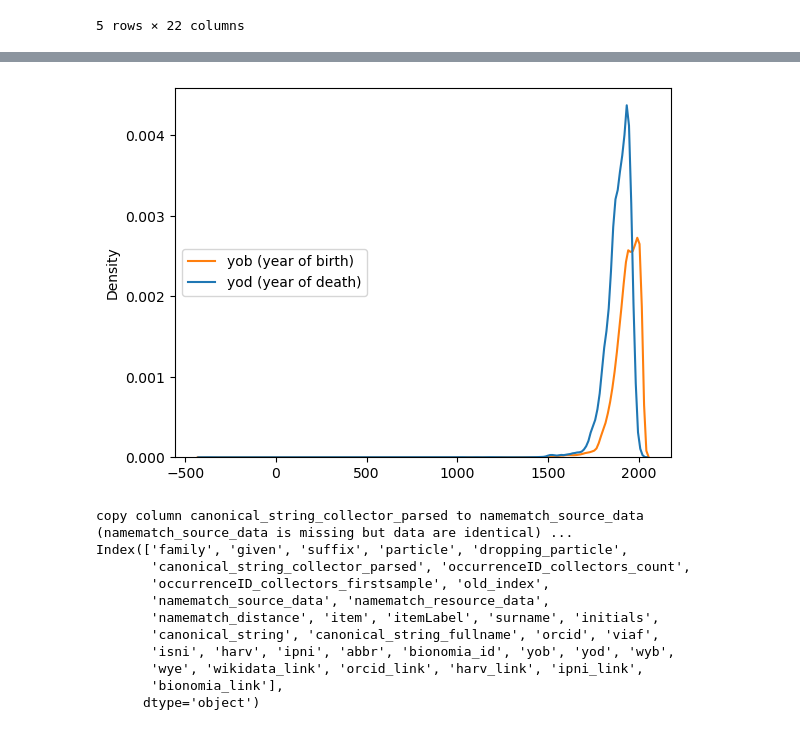
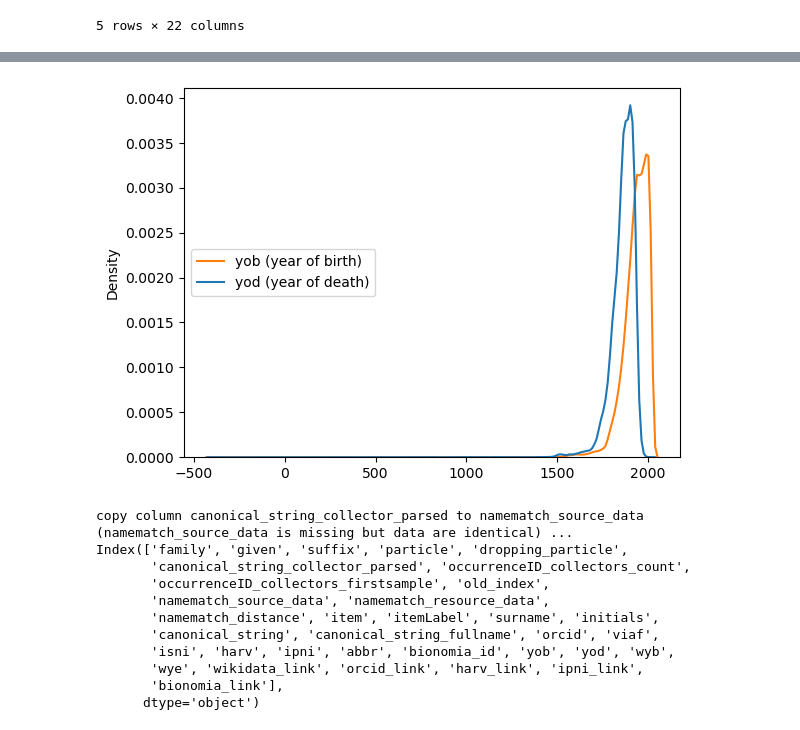
Before and after one commit to infinite-dao/collector-matching, a Jupyter notebook: match_names_draft-data-analysis.ipynb, the cells around one changed output, grey strips where cells are left out. Drawn from its saved outputs; the diff is of its cells as text; code cells hidden in the pictures.

```diff
--- a/match_names_draft-data-analysis.ipynb
+++ b/match_names_draft-data-analysis.ipynb
@@ -8,13 +8,7 @@ import pprint, time, os
 
 wikidata = pd.read_csv(
     "data/wikidata_persons_botanists_20231030_1539.csv",
-    index_col=0, low_memory=False,
-    dtype={
-        'yob':'Int32',
-        'yod':'Int32',
-        'wyb':'Int32',
-        'wye':'Int32'
-    }
+    index_col=0, low_memory=False
 )
 
 pprint.pprint(wikidata.columns)
@@ -32,3 +26,8 @@ Index(['item', 'itemLabel', 'surname', 'initials', 'canonical_string',
 | 3 | http://www.wikidata.org/entity/Q6... | Johann Friedrich Klotzsch | Klotzsch | J.F. | Klotzsch, J.F. | Klotzsch, Johann Friedrich | NaN | 20426762 | ... |
 | 4 | http://www.wikidata.org/entity/Q6... | Franz Anton Menge | Menge | F.A. | Menge, F.A. | Menge, Franz Anton | NaN | 59847236 | ... |
 5 rows × 22 columns
+# %%
+import seaborn as sb #
+
+test_wdata_df=wikidata.loc[pd.notnull(wikidata['yob']) & pd.notnull(wikidata['yod'])].get(["yob", "yod"])
+display(test_wdata_df)
@@ -35,14 +48,10 @@ Index(['item', 'itemLabel', 'surname', 'initials', 'canonical_string',
 # %%
-import seaborn as sb #
-
-test_wdata_df=wikidata[['yob','yod']]
-
 ax = sb.kdeplot(data=test_wdata_df)
 # ax = sns.histplot(penguins, x="bill_length_mm", hue="species")
 ax.legend(labels=['yob (year of birth)', 'yod (year of death)'])
 sb.move_legend(ax, "center left")
 # %% [output]
-[figure, old version]
+[figure, new version]
 # %%
 # unique names parsed already by ruby gem package: dwcagent
 
```
Also changed, not shown: parts of 7 cells of this notebook, 2 other files.
